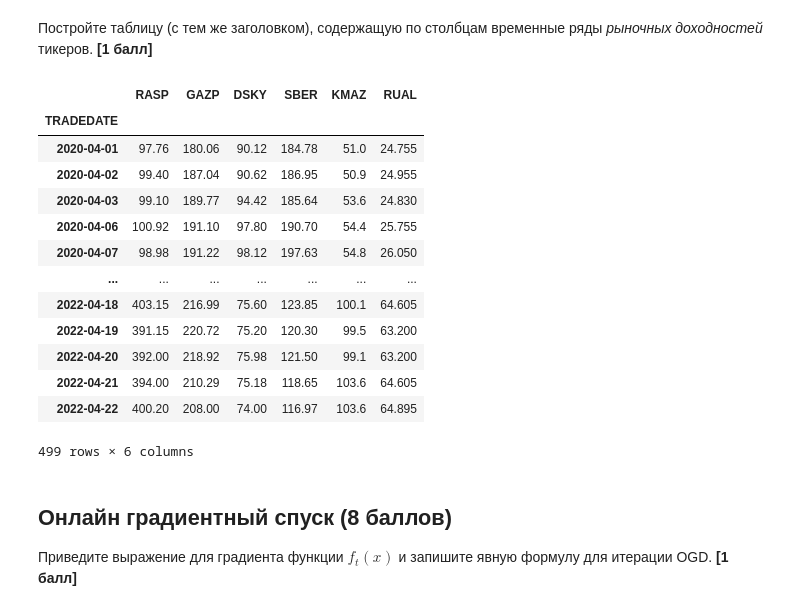
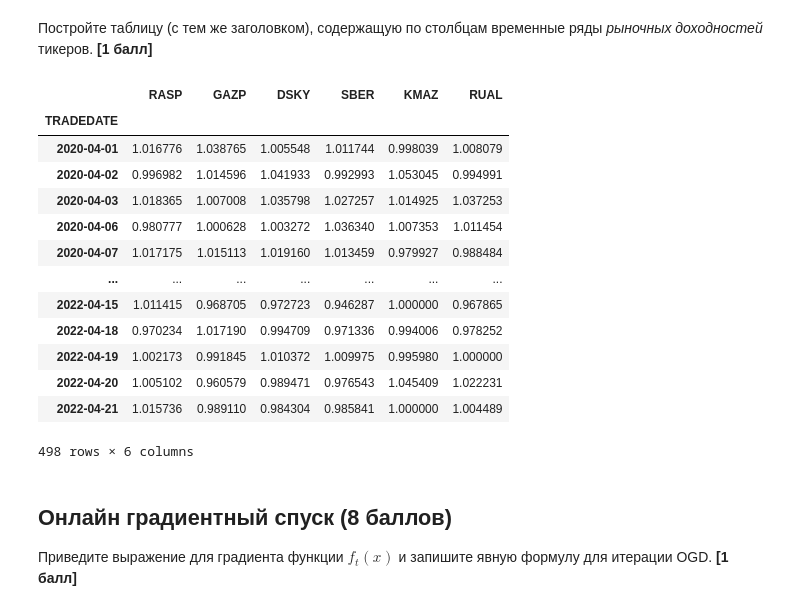
Before and after one commit to Alterise/Decision-Making-Theory, a Jupyter notebook: HW2/algo-fixed.ipynb, the cells around one changed output. Cells and saved outputs as stored; diff of their text form; code cells hidden in the pictures.

```diff
--- a/HW2/algo-fixed.ipynb
+++ b/HW2/algo-fixed.ipynb
@@ -118,23 +115,23 @@ data_clear.plot()
 [figure]
 # %% [markdown]
 Постройте таблицу (с тем же заголовком), содержащую по столбцам временные ряды *рыночных доходностей* тикеров. **[1 балл]**
-# %%
-data_clear
-# %% [output]
-|  | RASP | GAZP | DSKY | SBER | KMAZ | RUAL |
-| TRADEDATE |  |  |  |  |  |  |
-| 2020-04-01 | 97.76 | 180.06 | 90.12 | 184.78 | 51.0 | 24.755 |
-| 2020-04-02 | 99.40 | 187.04 | 90.62 | 186.95 | 50.9 | 24.955 |
-| 2020-04-03 | 99.10 | 189.77 | 94.42 | 185.64 | 53.6 | 24.830 |
-| 2020-04-06 | 100.92 | 191.10 | 97.80 | 190.70 | 54.4 | 25.755 |
-| 2020-04-07 | 98.98 | 191.22 | 98.12 | 197.63 | 54.8 | 26.050 |
-| ... | ... | ... | ... | ... | ... | ... |
-| 2022-04-18 | 403.15 | 216.99 | 75.60 | 123.85 | 100.1 | 64.605 |
-| 2022-04-19 | 391.15 | 220.72 | 75.20 | 120.30 | 99.5 | 63.200 |
-| 2022-04-20 | 392.00 | 218.92 | 75.98 | 121.50 | 99.1 | 63.200 |
-| 2022-04-21 | 394.00 | 210.29 | 75.18 | 118.65 | 103.6 | 64.605 |
-| 2022-04-22 | 400.20 | 208.00 | 74.00 | 116.97 | 103.6 | 64.895 |
-499 rows × 6 columns
+# %%
+r
+# %% [output]
+|  | RASP | GAZP | DSKY | SBER | KMAZ | RUAL |
+| TRADEDATE |  |  |  |  |  |  |
+| 2020-04-01 | 1.016776 | 1.038765 | 1.005548 | 1.011744 | 0.998039 | 1.008079 |
+| 2020-04-02 | 0.996982 | 1.014596 | 1.041933 | 0.992993 | 1.053045 | 0.994991 |
+| 2020-04-03 | 1.018365 | 1.007008 | 1.035798 | 1.027257 | 1.014925 | 1.037253 |
+| 2020-04-06 | 0.980777 | 1.000628 | 1.003272 | 1.036340 | 1.007353 | 1.011454 |
+| 2020-04-07 | 1.017175 | 1.015113 | 1.019160 | 1.013459 | 0.979927 | 0.988484 |
+| ... | ... | ... | ... | ... | ... | ... |
+| 2022-04-15 | 1.011415 | 0.968705 | 0.972723 | 0.946287 | 1.000000 | 0.967865 |
+| 2022-04-18 | 0.970234 | 1.017190 | 0.994709 | 0.971336 | 0.994006 | 0.978252 |
+| 2022-04-19 | 1.002173 | 0.991845 | 1.010372 | 1.009975 | 0.995980 | 1.000000 |
+| 2022-04-20 | 1.005102 | 0.960579 | 0.989471 | 0.976543 | 1.045409 | 1.022231 |
+| 2022-04-21 | 1.015736 | 0.989110 | 0.984304 | 0.985841 | 1.000000 | 1.004489 |
+498 rows × 6 columns
 # %% [markdown]
 ## Онлайн градиентный спуск (8 баллов)
 
```
Also changed, not shown: parts of 26 cells of this notebook.
